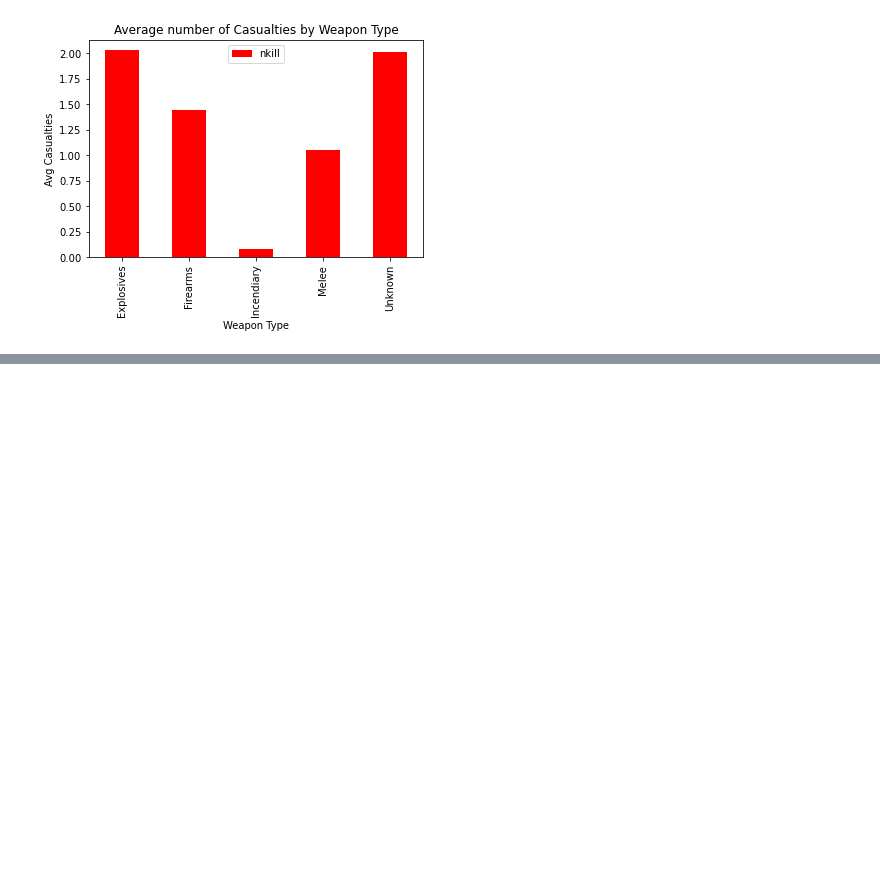
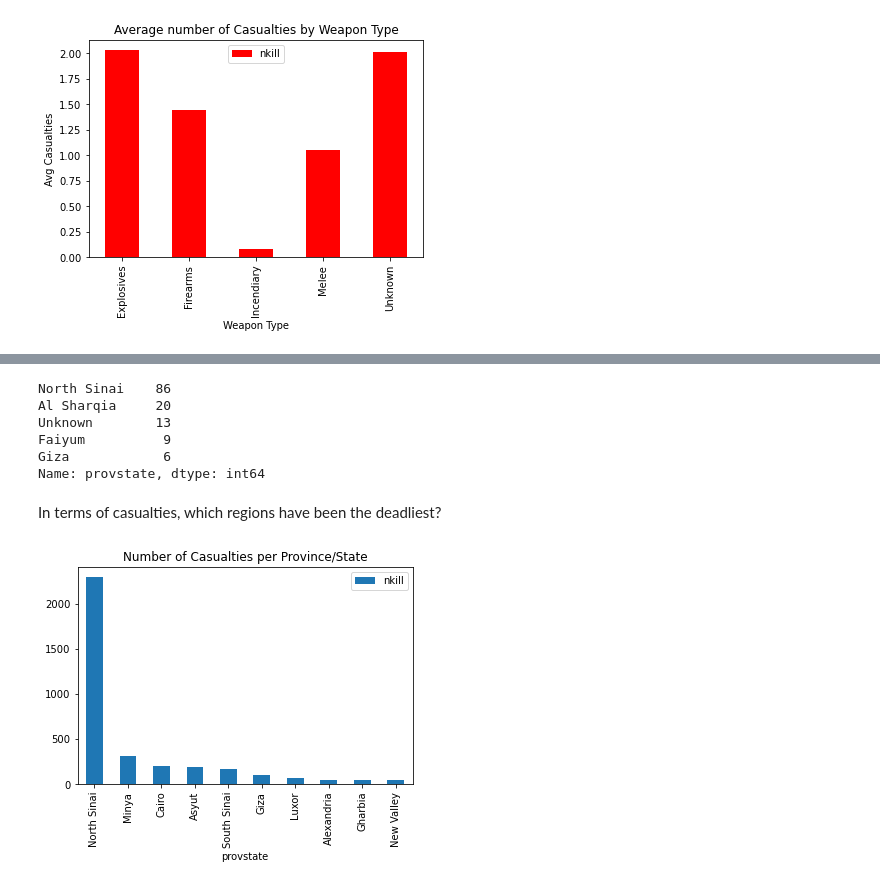
Before and after one commit to Daniel870801/Egypt_terrorism_dataset, a Jupyter notebook: EDA and Insights.ipynb, the cells around one changed output, grey strips where cells are left out. Cells and saved outputs as stored; diff of their text form; code cells hidden in the pictures; blank space fills up the shorter version.

```diff
--- a/EDA and Insights.ipynb
+++ b/EDA and Insights.ipynb
@@ -149,0 +115,9 @@ data[['provstate','nkill']].groupby('provstate').agg('sum').sort_values(by='nkil
+# %%
+data.loc[data.city=='Unknown']['provstate'].value_counts().head(5)
+# %% [output]
+North Sinai    86
+Al Sharqia     20
+Unknown        13
+Faiyum          9
+Giza            6
+Name: provstate, dtype: int64
@@ -149,0 +127,11 @@ data[['provstate','nkill']].groupby('provstate').agg('sum').sort_values(by='nkil
+# %% [markdown]
+In terms of casualties, which regions have been the deadliest?
+# %%
+
+data[['provstate','nkill']].groupby('provstate').agg('sum').sort_values(by='nkill',ascending=False).head(10).plot(kind='bar')
+#Unsurprisingly, the North Sinai region has been the deadliest
+plt.title("Number of Casualties per Province/State")
+
+plt.show()
+# %% [output]
+[figure, added]
```
Also changed, not shown: parts of 14 cells of this notebook.
